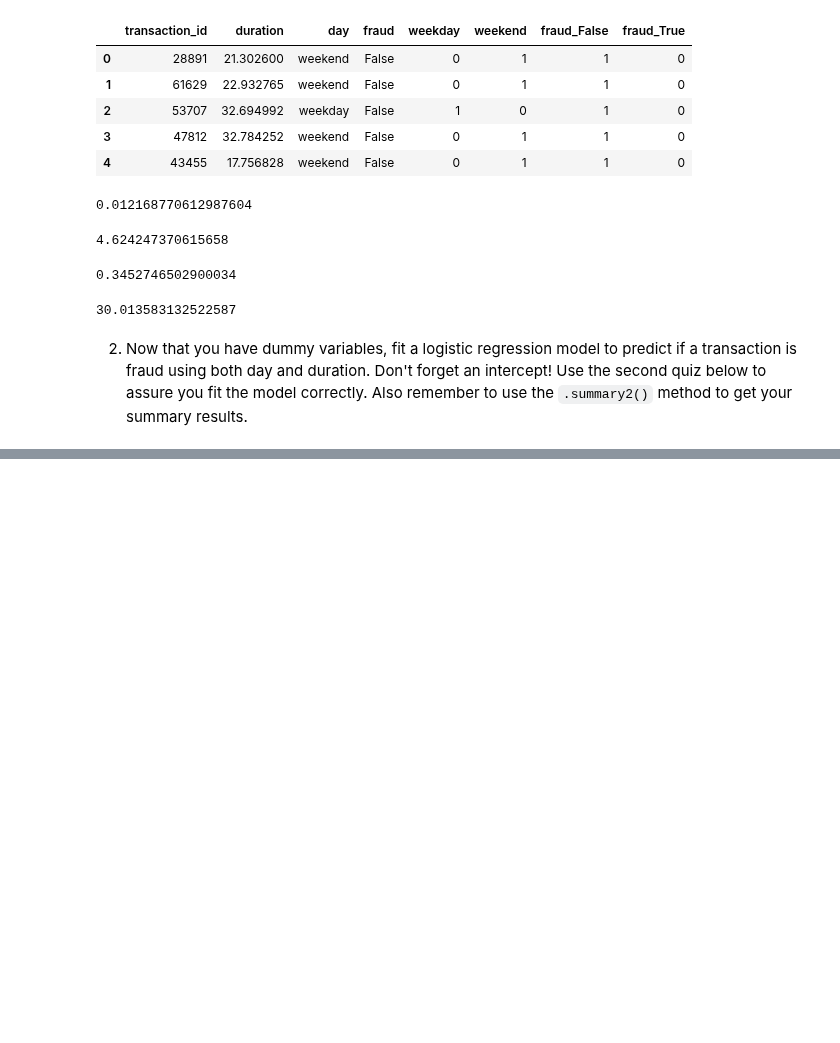
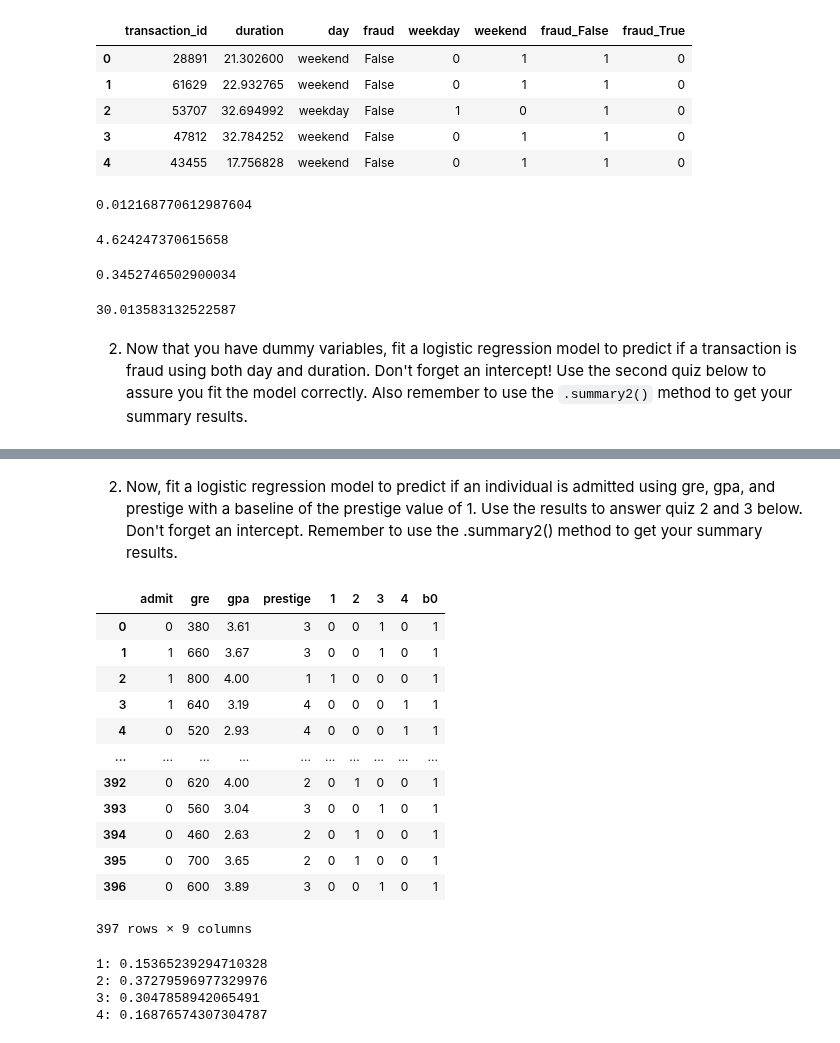
Before and after one commit to vpontello/DataScience_Nanodegree, a Jupyter notebook: 00_Extracurricular/02_Practical_Statistics/practical_statistics.ipynb, the cells around one changed output, grey strips where cells are left out. Saved outputs shown, nothing was run; the diff lists cells and outputs as text; code cells hidden in the pictures; blank space fills up the shorter version.

Commit message:
interpreting the logistic regression coefficients

```diff
--- a/00_Extracurricular/02_Practical_Statistics/practical_statistics.ipynb
+++ b/00_Extracurricular/02_Practical_Statistics/practical_statistics.ipynb
@@ -3188,0 +3198,7 @@ weekday    2.5465    0.9043   2.8160  0.0049   0.7741   4.3188
+# %%
+import numpy as np
+import pandas as pd
+import statsmodels.api as sm
+
+df = pd.read_csv("data/admissions.csv")
+df.head()
@@ -3188,0 +3216,5 @@ weekday    2.5465    0.9043   2.8160  0.0049   0.7741   4.3188
+# %%
+def get_cols(serie, drop=False):
+    return list(pd.get_dummies(serie, drop_first=drop).columns)
+
+df[get_cols(df['prestige'], False)] = pd.get_dummies(df['prestige'], drop_first=False)
@@ -3188,0 +3230,26 @@ weekday    2.5465    0.9043   2.8160  0.0049   0.7741   4.3188
+# %% [markdown]
+2. Now, fit a logistic regression model to predict if an individual is admitted using gre, gpa, and prestige with a baseline of the prestige value of 1. Use the results to answer quiz 2 and 3 below. Don't forget an intercept. Remember to use the .summary2() method to get your summary results.
+# %%
+df
+# %% [output]
+|  | admit | gre | gpa | prestige | 1 | 2 | 3 | 4 | b0 |
+| 0 | 0 | 380 | 3.61 | 3 | 0 | 0 | 1 | 0 | 1 |
+| 1 | 1 | 660 | 3.67 | 3 | 0 | 0 | 1 | 0 | 1 |
+| 2 | 1 | 800 | 4.00 | 1 | 1 | 0 | 0 | 0 | 1 |
+| 3 | 1 | 640 | 3.19 | 4 | 0 | 0 | 0 | 1 | 1 |
+| 4 | 0 | 520 | 2.93 | 4 | 0 | 0 | 0 | 1 | 1 |
+| ... | ... | ... | ... | ... | ... | ... | ... | ... | ... |
+| 392 | 0 | 620 | 4.00 | 2 | 0 | 1 | 0 | 0 | 1 |
+| 393 | 0 | 560 | 3.04 | 3 | 0 | 0 | 1 | 0 | 1 |
+| 394 | 0 | 460 | 2.63 | 2 | 0 | 1 | 0 | 0 | 1 |
+| 395 | 0 | 700 | 3.65 | 2 | 0 | 1 | 0 | 0 | 1 |
+| 396 | 0 | 600 | 3.89 | 3 | 0 | 0 | 1 | 0 | 1 |
+397 rows × 9 columns
+# %%
+for i in range(1,5):
+    print(f'{i}: {df[i].mean()}')
+# %% [output]
+1: 0.15365239294710328
+2: 0.37279596977329976
+3: 0.3047858942065491
+4: 0.16876574307304787
```
Also changed, not shown: parts of 9 cells of this notebook, 2 other files.
